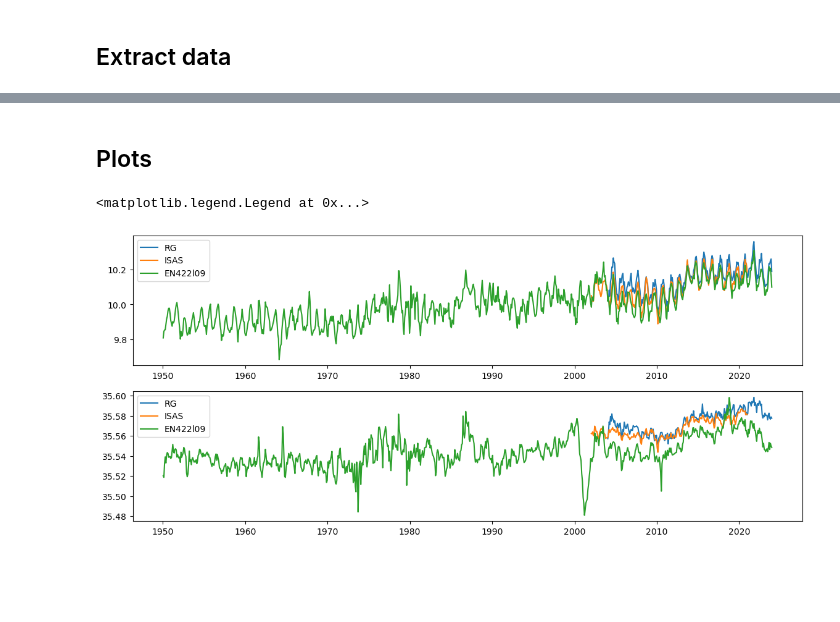
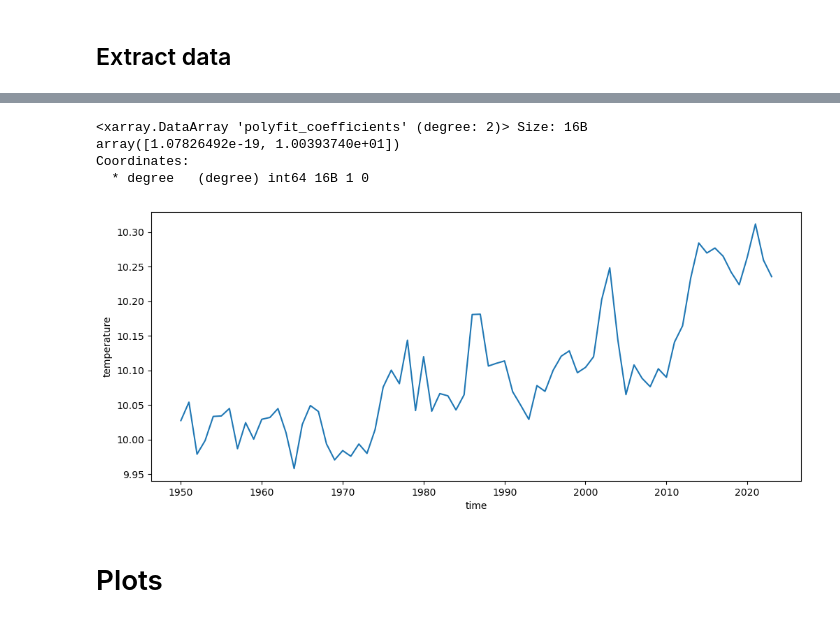
Before and after one commit to PedroVelez/ComparisonClimatologies, a Jupyter notebook: Compare_24N.ipynb, the cells around one changed output, grey strips where cells are left out. Cells and saved outputs as stored; diff of their text form; code cells hidden in the pictures; blank space fills up the shorter version.

```diff
--- a/Compare_24N.ipynb
+++ b/Compare_24N.ipynb
@@ -37,2 +120,18 @@ EN422g10_2000 = EN422l09.interp(depth = np.arange(10,1900,10), method="linear")
+# %%
+preM = np.repeat(pre, ptemperature.shape[0]*ptemperature.shape[2], axis=0).reshape(42,888,94).swapaxes(0,1)
+temperature=sw.temp(salinity,ptemperature,preM)
+# %%
+DS2 = xr.Dataset(
+    data_vars=dict(
+        temperature=(["time","pre","lon"], temperature),
+        salinity=(["time","pre","lon"], salinity),
+    ),
+    coords=dict(
+        lon=(["lon"], lon),
+        pre=(["pre"], pre),
+        time=time,
+    ),)
+# %%
+EN422g10_2000 = DS2.interp(pre = np.arange(leveli,levelf,10), method="linear")
 # %%
-EN422g10_2000.salinity.mean('depth').mean('lon').plot()
+EN422g10_2000_yr = EN422g10_2000.resample(time='YS').mean('time')
@@ -41,0 +159,13 @@ EN422g10_2000.salinity.mean('depth').mean('lon').plot()
+# %%
+EN422g10_2000_yr.temperature.mean('pre').mean('lon').plot()
+
+# Apply polyfit.
+result = EN422g10_2000_yr.temperature.mean('pre').mean('lon').polyfit(dim = "time", deg = 1)
+# The polyfit coefficients can be accessed like this.
+result.polyfit_coefficients
+# %% [output]
+<xarray.DataArray 'polyfit_coefficients' (degree: 2)> Size: 16B
+array([1.07826492e-19, 1.00393740e+01])
+Coordinates:
+  * degree   (degree) int64 16B 1 0
+[figure, added]
@@ -42,20 +174,26 @@ EN422g10_2000.salinity.mean('depth').mean('lon').plot()
 # %% [markdown]
-## Plots
+# Plots
 # %%
-ig, ax = plt.subplots(2,1,figsize = (14,8))
+def plot_timeseries(var):
+    ig, ax = plt.subplots(3,1,figsize = (14,4*3))
 
-ax[0].plot(RG_2000.time,RG_2000.temperature.mean('pre').mean('lon'), label='RG')
-ax[0].plot(ISAS_2000.time,ISAS_2000.temperature.mean('depth').mean('lon'), label='ISAS')
-ax[0].plot(EN422l09_2000.time,-273+EN422l09_2000.temperature.mean('depth').mean('lon'), label='EN422l09')
-ax[0].plot(EN422g10_2000.time,-273+EN422g10_2000.temperature.mean('depth').mean('lon'), label='EN422g10')
-ax[0].legend()
+    preis=[ 200 , 200,  800]
+    prefs=[1800 , 800, 1800]
+    for i in range(0, 3):
+     prei=preis[i]
+     pref=prefs[i]
+     ax[i].plot(ISAS_2000.time,ISAS_2000[var].sel(pre=slice(prei,pref)).mean('pre').mean('lon'), color='g',alpha=0.1)
+     ax[i].plot(ISAS_2000_yr.time,ISAS_2000_yr[var].sel(pre=slice(prei,pref)).mean('pre').mean('lon'), label='ISAS',color='g',marker='o',linewidth=2)
 
-ax[1].plot(RG_2000.time,RG_2000.salinity.mean('pre').mean('lon'), label='RG')
-ax[1].plot(ISAS_2000.time,ISAS_2000.salinity.mean('depth').mean('lon'), label='ISAS')
-ax[1].plot(EN422l09_2000.time,EN422l09_2000.salinity.mean('depth').mean('lon'), label='EN422l09')
-ax[1].plot(EN422g10_2000.time,EN422g10_2000.salinity.mean('depth').mean('lon'), label='EN422g10')
+     ax[i].plot(EN422l09_2000.time,EN422l09_2000[var].sel(pre=slice(prei,pref)).mean('pre').mean('lon'),color='r',alpha=0.1)
+     ax[i].plot(EN422l09_2000_yr.time,EN422l09_2000_yr[var].sel(pre=slice(prei,pref)).mean('pre').mean('lon'), label='EN422l09',color='r',marker='o',linewidth=2)
 
-ax[1].legend()
+     ax[i].plot(EN422g10_2000.time,EN422g10_2000[var].sel(pre=slice(prei,pref)).mean('pre').mean('lon'), color='m',alpha=0.1)
+     ax[i].plot(EN422g10_2000_yr.time,EN422g10_2000_yr[var].sel(pre=slice(prei,pref)).mean('pre').mean('lon'), '--', label='EN422g10',color='m',marker='s',linewidth=2)
+
+     ax[i].plot(RG_2000.time,RG_2000[var].sel(pre=slice(prei,pref)).mean('pre').mean('lon'),color='b',alpha=0.1)
+     ax[i].plot(RG_2000_yr.time,RG_2000_yr[var].sel(pre=slice(prei,pref)).mean('pre').mean('lon'), label='RG',color='b',marker='o',linewidth=2)
+
+     ax[i].grid(color='gray', linestyle=':')
+     ax[i].legend()
+     ax[i].set_title(var+' '+str(prei)+'-'+str(pref))
-# %% [output]
-<matplotlib.legend.Legend at 0x...>
-[figure, removed]
```
Also changed, not shown: parts of 24 cells of this notebook, 4 other files.
